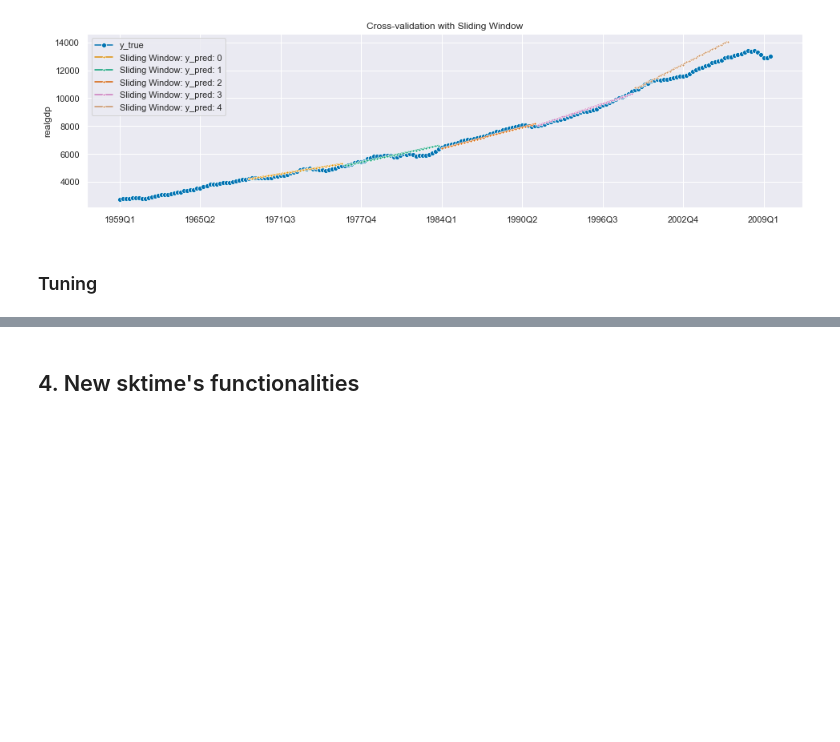
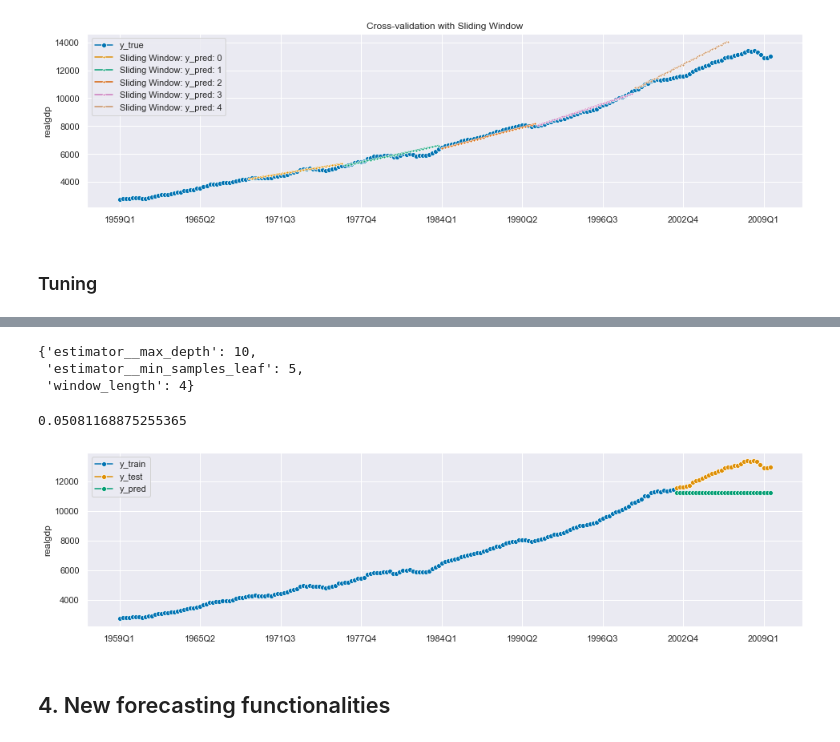
Before and after one commit to joanlenczuk/sktime_article, a Jupyter notebook: Sktime overview.ipynb, the cells around one changed output, grey strips where cells are left out. Cells and saved outputs as stored; diff of their text form; code cells hidden in the pictures; blank space fills up the shorter version.

```diff
--- a/Sktime overview.ipynb
+++ b/Sktime overview.ipynb
@@ -326,0 +403,3 @@ ForecastingRandomizedSearchCV()
+# %%
+regressor = RandomForestRegressor(n_estimators=20)
+forecaster = make_reduction(regressor, scitype="tabular-regressor", strategy="recursive")
@@ -327,2 +429,26 @@ ForecastingRandomizedSearchCV()
+# %%
+nested_params = {"window_length": [2, 4],
+                 "estimator__max_depth": [5, 10],
+                 "estimator__min_samples_leaf": [5, 10]}
+# %%
+cv = SlidingWindowSplitter(initial_window=int(len(y_train) * 0.8), window_length=30)
+nscv = ForecastingGridSearchCV(forecaster, cv=cv, param_grid=nested_params)
+# %%
+nscv.fit(y_train)
+y_pred = nscv.predict(fh_abs)
+# %%
+nscv.best_params_
+# %% [output]
+{'estimator__max_depth': 10,
+ 'estimator__min_samples_leaf': 5,
+ 'window_length': 4}
+# %%
+nscv.best_score_
+# %% [output]
+0.05081168875255365
+# %%
+plot_series(y_train, y_test, y_pred, labels=["y_train", "y_test", "y_pred"]);
+# %% [output]
+[figure, added]
 # %% [markdown]
-## 4. New sktime's functionalities
+## 4. New forecasting functionalities
```
Also changed, not shown: parts of 24 cells of this notebook.
